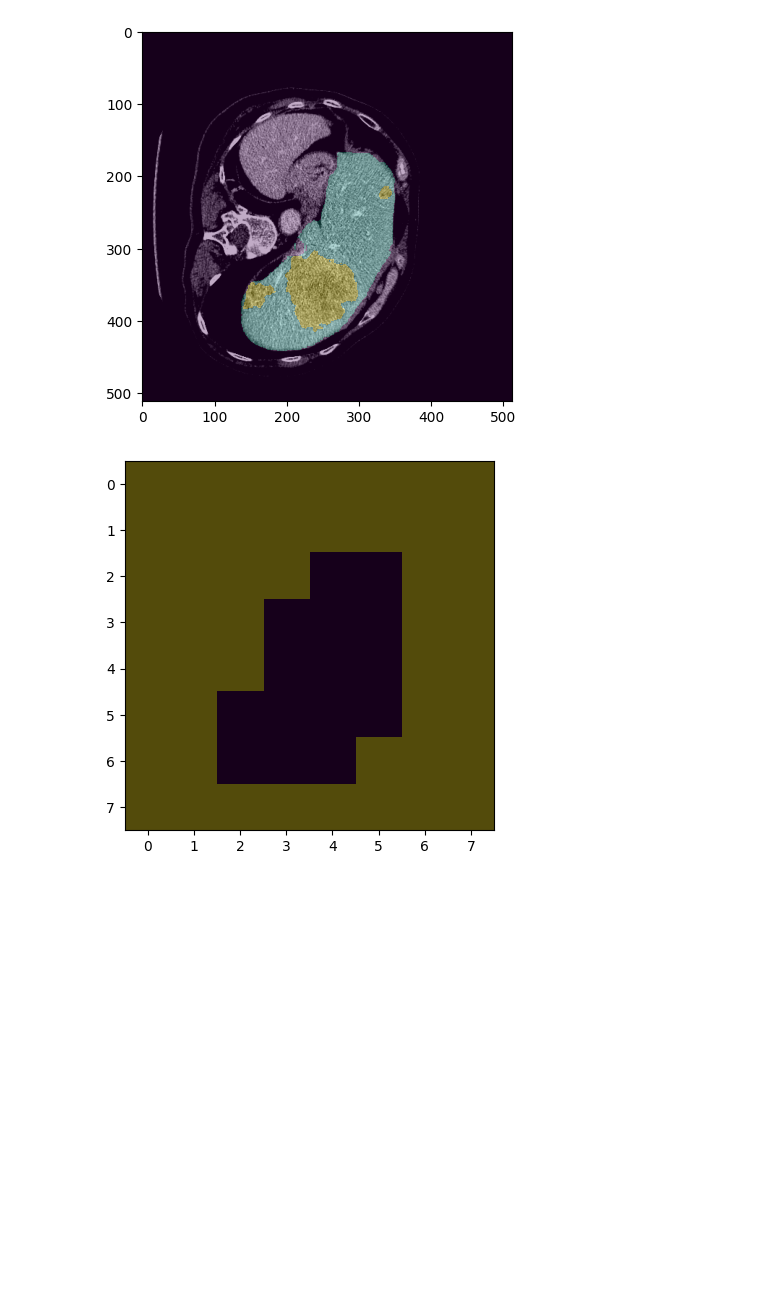
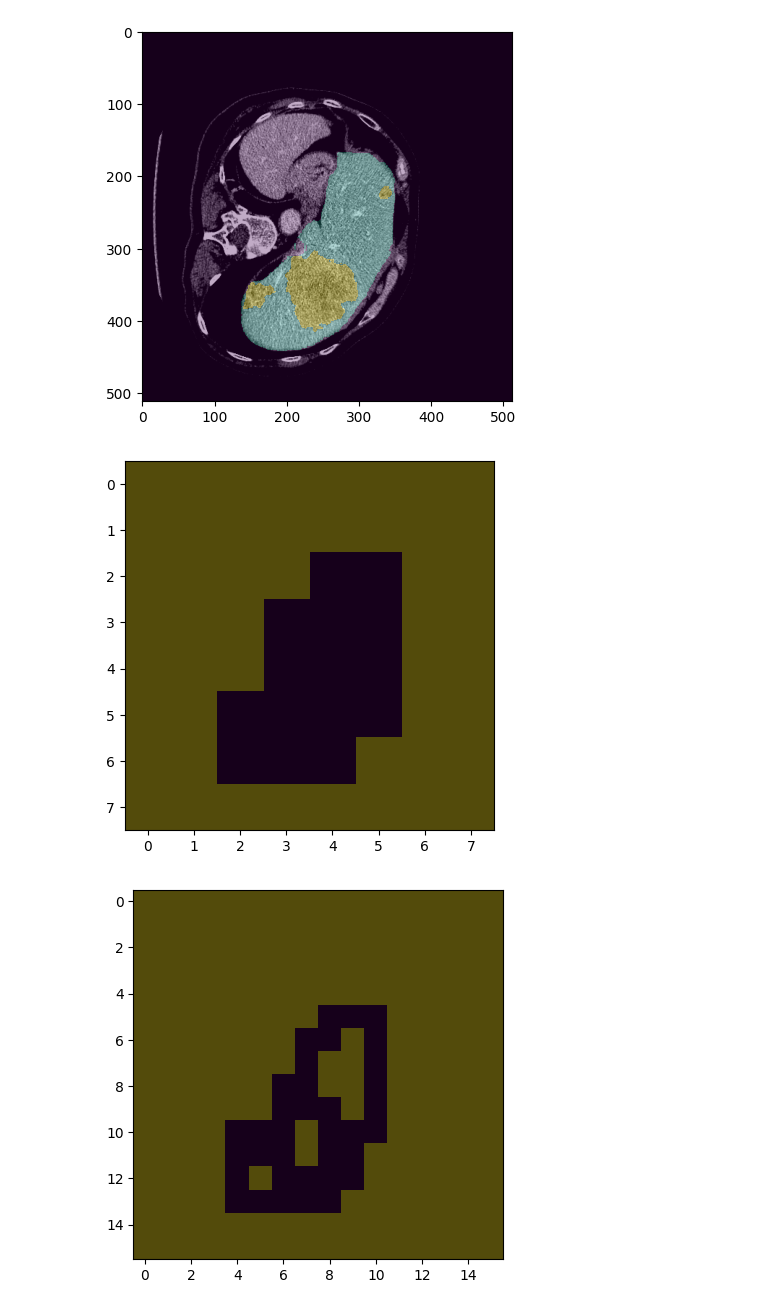
Before and after one commit to Eiphodos/CandidateNet, a Jupyter notebook: CandidateNetworkOracle.ipynb, the cells around one changed output. Cells and saved outputs as stored; diff of their text form; code cells hidden in the pictures; blank space fills up the shorter version.

```diff
--- a/CandidateNetworkOracle.ipynb
+++ b/CandidateNetworkOracle.ipynb
@@ -52,19 +52,19 @@ def create_oracle_labels(labels, patch_size):
 
     return patch_groups_per_img.to(torch.long).squeeze(0)
 # %%
-'''
 patch_sizes_used = [64, 32]
 oracle_labels_multires = []
 for ps in patch_sizes_used:
-    ol = create_policy_labels(labels, ps)
+    ol = create_oracle_labels(labels, ps)
     visualize_data(inputs, ol)
     oracle_labels_multires.append(ol)
-'''
 
-oracle_labels = create_oracle_labels(labels, 64)
-visualize_data(inputs, oracle_labels)
+
+#oracle_labels = create_oracle_labels(labels, 64)
+#visualize_data(inputs, oracle_labels)
 # %% [output]
 [figure]
+[figure, added]
 # %%
 model = VisionTransformer(image_size=(512, 512),
                           patch_size=64,
```
Also changed, not shown: parts of 8 cells of this notebook, 2 other files.
